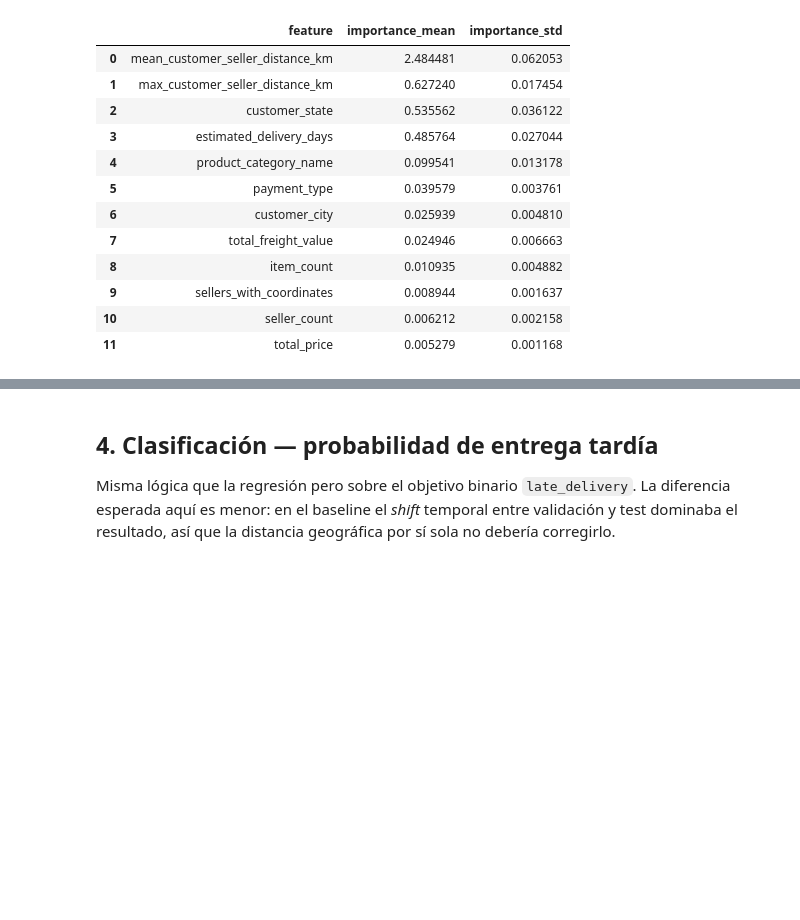
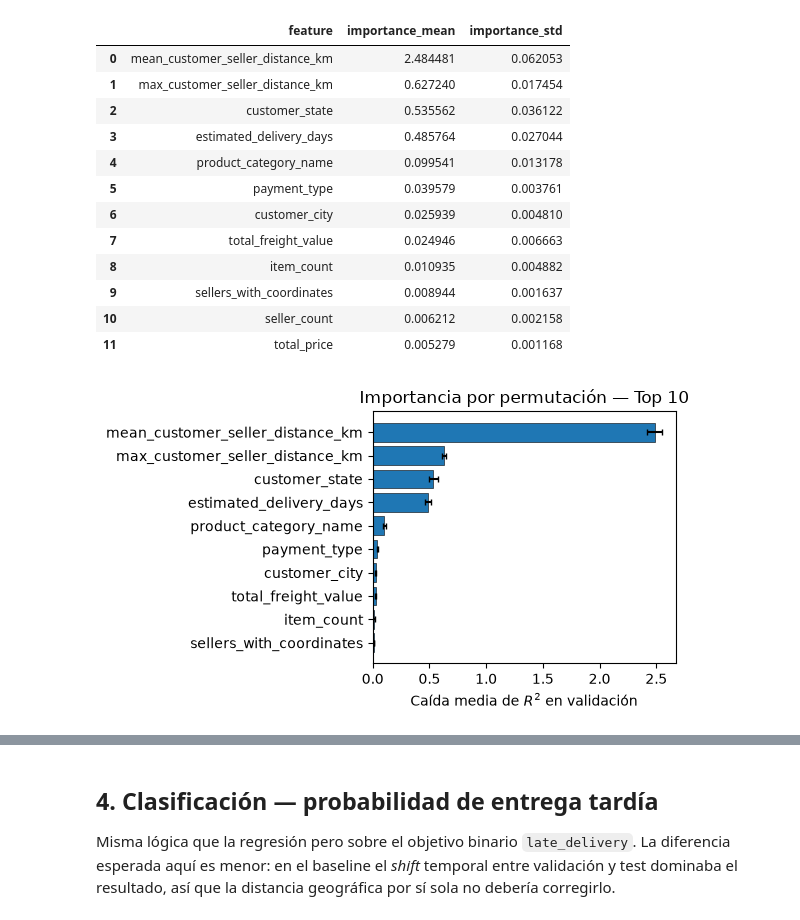
Before and after one commit to Cde571/LogisTech-Modelos-Simulacion-II, a Jupyter notebook: notebook/experimentos/02_distancia_geografica.ipynb, the cells around one changed output, grey strips where cells are left out. Saved outputs shown, nothing was run; the diff lists cells and outputs as text; code cells hidden in the pictures; blank space fills up the shorter version.

```diff
--- a/notebook/experimentos/02_distancia_geografica.ipynb
+++ b/notebook/experimentos/02_distancia_geografica.ipynb
@@ -149,6 +177,17 @@ reg['feature_importance'].head(12)
 | 9 | sellers_with_coordinates | 0.008944 | 0.001637 |
 | 10 | seller_count | 0.006212 | 0.002158 |
 | 11 | total_price | 0.005279 | 0.001168 |
+# %%
+# Figura del informe: importancia por permutación del campeón (top 10)
+top = reg['feature_importance'].head(10).iloc[::-1]
+fig, ax = plt.subplots(figsize=(6, 3.5))
+ax.barh(top['feature'], top['importance_mean'], xerr=top['importance_std'],
+        color='tab:blue', edgecolor='black', linewidth=0.4, capsize=2)
+ax.set_xlabel('Caída media de $R^2$ en validación')
+ax.set_title('Importancia por permutación — Top 10')
+plt.tight_layout(); plt.show()
+# %% [output]
+[figure, added]
 # %%
 reg['reductions']
 # %% [output]
```
Also changed, not shown: parts of 5 cells of this notebook, 1 other file.
